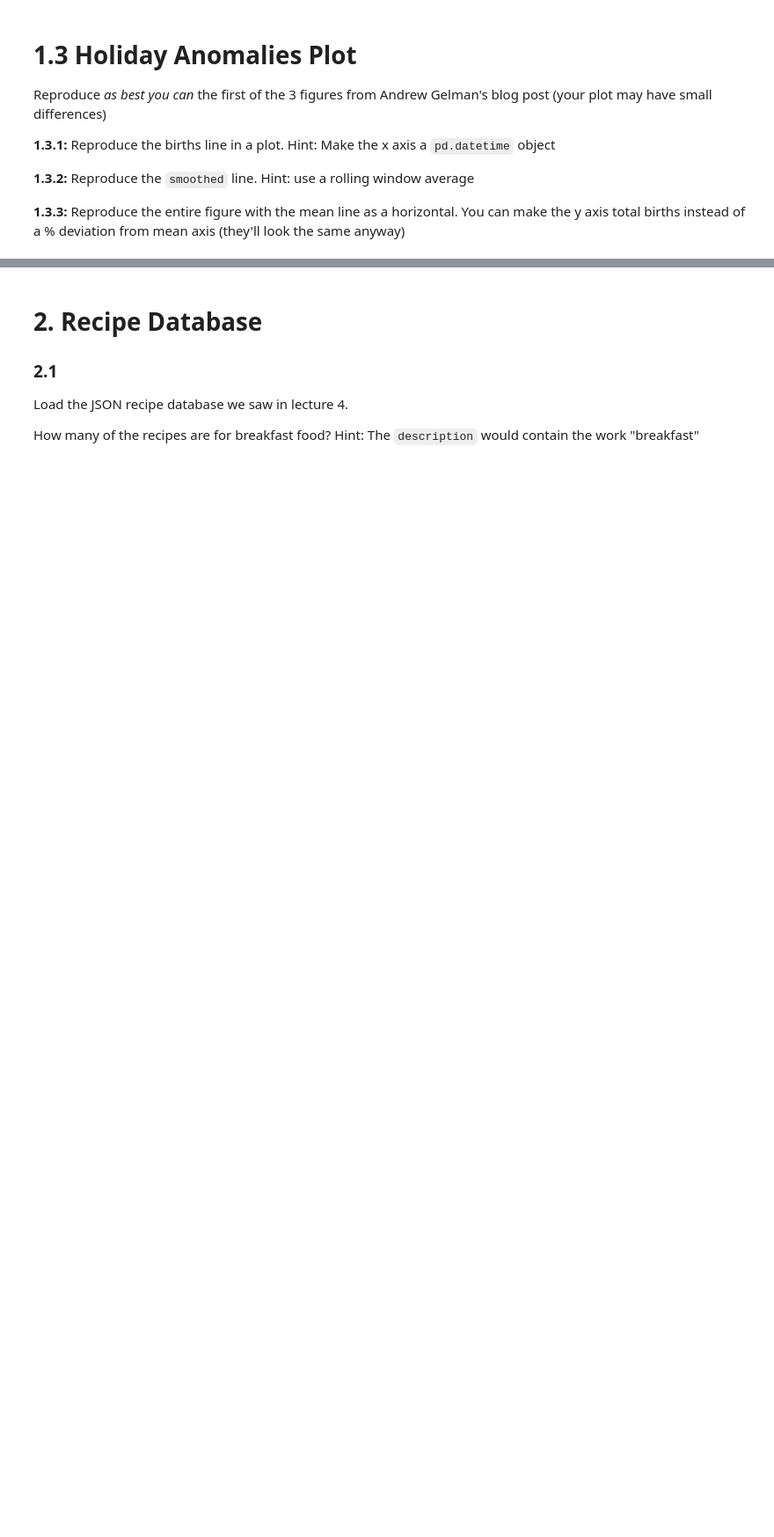
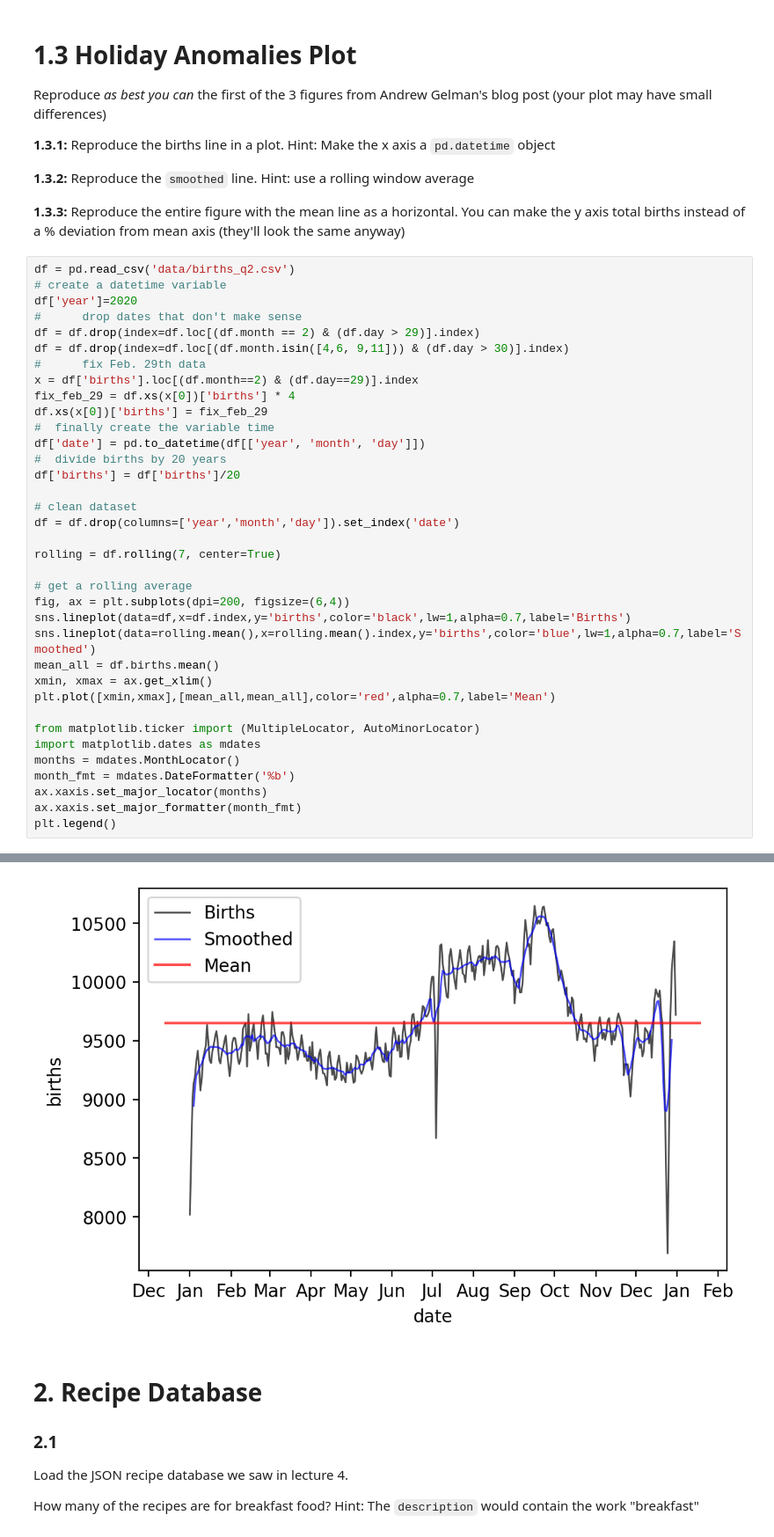
Before and after one commit to cb-ds-1/m2-3-exploration, a Jupyter notebook: workshop.ipynb, the cells around one changed output, grey strips where cells are left out. Shown: that part at 88% size. Saved outputs shown, nothing was run; the diff lists cells and outputs as text; blank space fills up the shorter version.

```diff
--- a/workshop.ipynb
+++ b/workshop.ipynb
@@ -28,3 +64,40 @@ Reproduce *as best you can* the first of the 3 figures from Andrew Gelman's blog
 **1.3.2:** Reproduce the `smoothed` line. Hint: use a rolling window average
 
 **1.3.3:** Reproduce the entire figure with the mean line as a horizontal. You can make the y axis total births instead of a % deviation from mean axis (they'll look the same anyway)
+# %%
+df = pd.read_csv('data/births_q2.csv')
+# create a datetime variable
+df['year']=2020
+#      drop dates that don't make sense
+df = df.drop(index=df.loc[(df.month == 2) & (df.day > 29)].index)
+df = df.drop(index=df.loc[(df.month.isin([4,6, 9,11])) & (df.day > 30)].index)
+#      fix Feb. 29th data
+x = df['births'].loc[(df.month==2) & (df.day==29)].index
+fix_feb_29 = df.xs(x[0])['births'] * 4
+df.xs(x[0])['births'] = fix_feb_29
+#  finally create the variable time
+df['date'] = pd.to_datetime(df[['year', 'month', 'day']])
+#  divide births by 20 years
+df['births'] = df['births']/20
+
+# clean dataset
+df = df.drop(columns=['year','month','day']).set_index('date')
+
+rolling = df.rolling(7, center=True)
+
+# get a rolling average
+fig, ax = plt.subplots(dpi=200, figsize=(6,4))
+sns.lineplot(data=df,x=df.index,y='births',color='black',lw=1,alpha=0.7,label='Births')
+sns.lineplot(data=rolling.mean(),x=rolling.mean().index,y='births',color='blue',lw=1,alpha=0.7,label='Smoothed')
+mean_all = df.births.mean()
+xmin, xmax = ax.get_xlim()
+plt.plot([xmin,xmax],[mean_all,mean_all],color='red',alpha=0.7,label='Mean')
+
+from matplotlib.ticker import (MultipleLocator, AutoMinorLocator)
+import matplotlib.dates as mdates
+months = mdates.MonthLocator()
+month_fmt = mdates.DateFormatter('%b')
+ax.xaxis.set_major_locator(months)
+ax.xaxis.set_major_formatter(month_fmt)
+plt.legend()
+# %% [output]
@@ -31,3 +105,4 @@ Reproduce *as best you can* the first of the 3 figures from Andrew Gelman's blog
+[figure, added]
 # %% [markdown]
 # 2. Recipe Database
 
```
Also changed, not shown: parts of 8 cells of this notebook, 2 other files.
